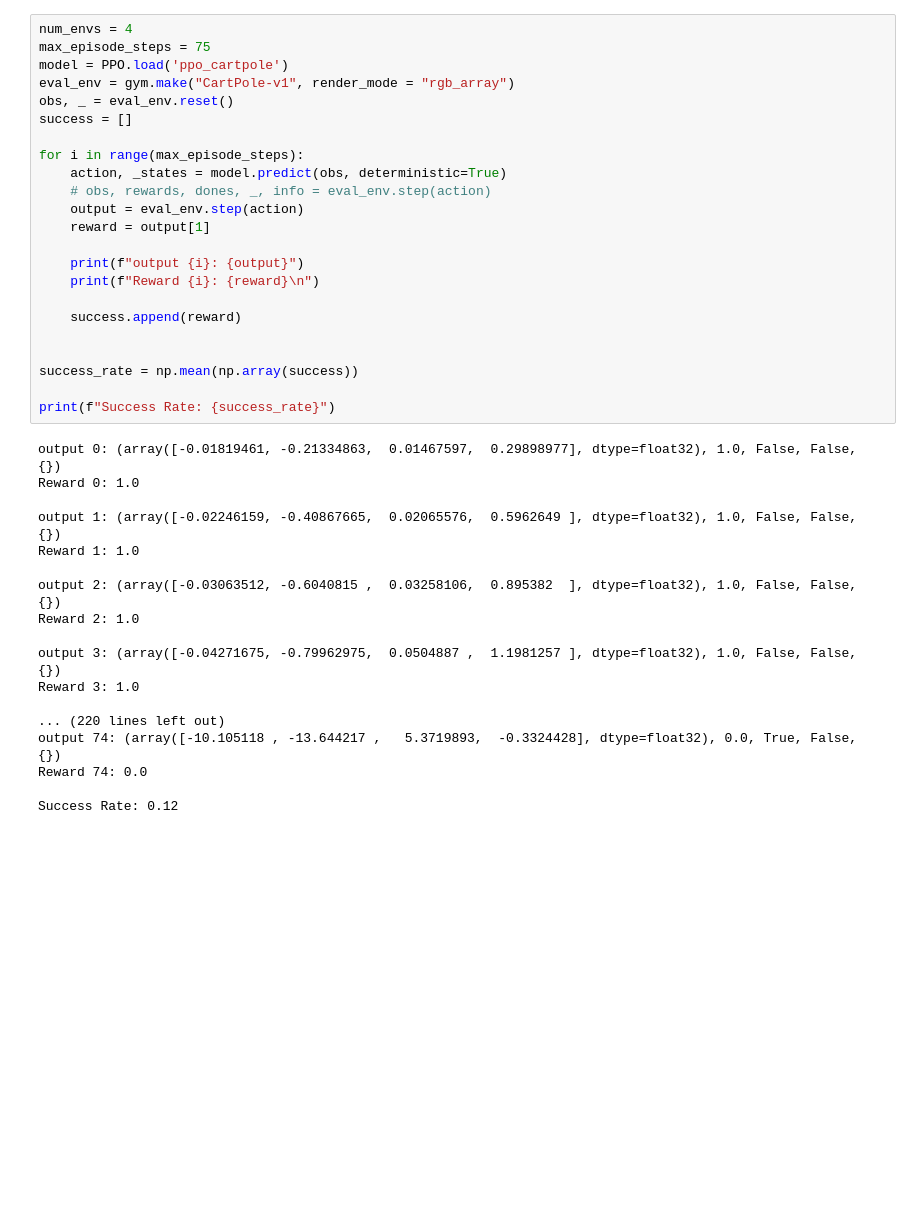
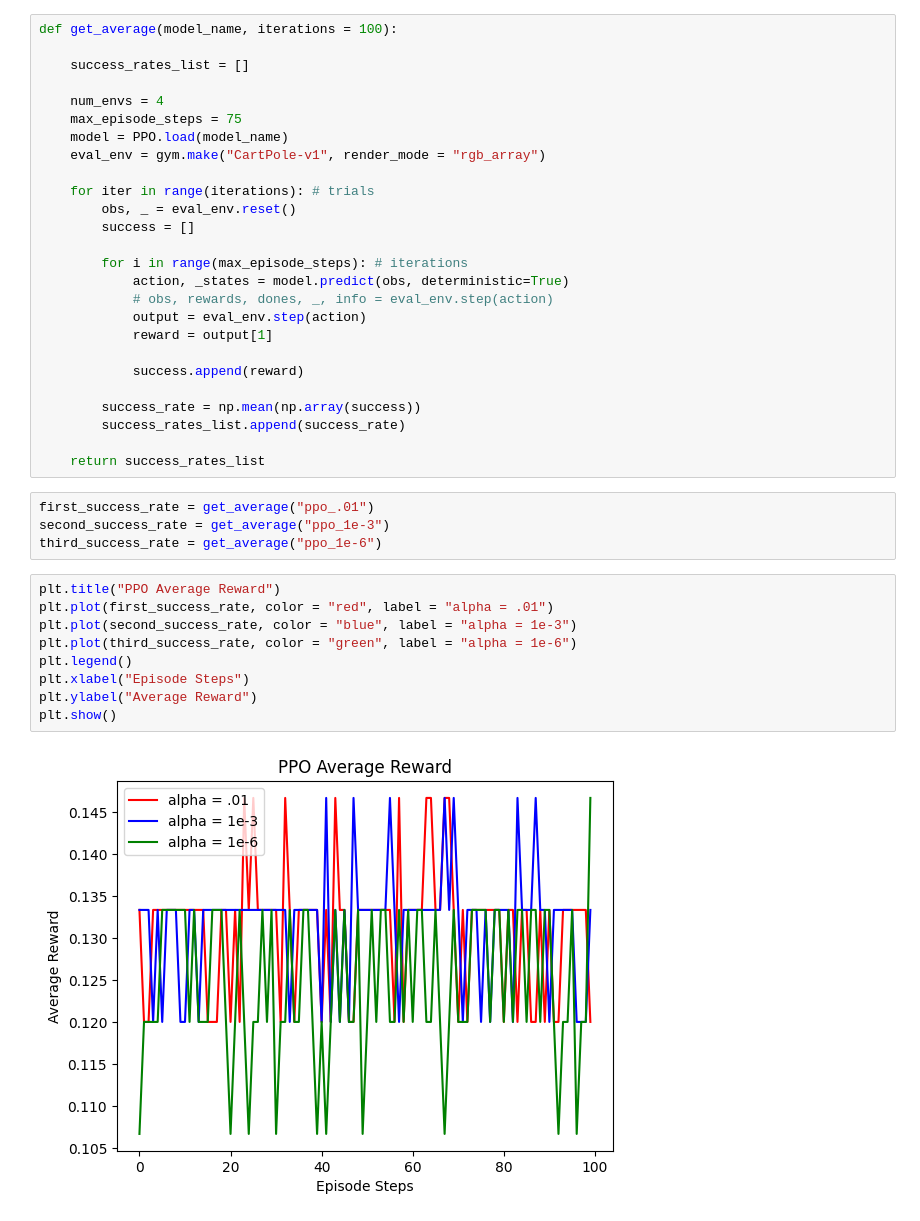
Before and after one commit to Tazering/CS-6501_RL_Project, a Jupyter notebook: cartpole_ppo.ipynb, the cells around one changed output. Cells and saved outputs as stored; diff of their text form; blank space fills up the shorter version.

```diff
--- a/cartpole_ppo.ipynb
+++ b/cartpole_ppo.ipynb
@@ -52,41 +93,41 @@ ppo_model.save("ppo_cartpole")
 # %%
-num_envs = 4
-max_episode_steps = 75
-model = PPO.load('ppo_cartpole')
-eval_env = gym.make("CartPole-v1", render_mode = "rgb_array")
-obs, _ = eval_env.reset()
-success = []
+def get_average(model_name, iterations = 100):
 
-for i in range(max_episode_steps):
-    action, _states = model.predict(obs, deterministic=True)
-    # obs, rewards, dones, _, info = eval_env.step(action)
-    output = eval_env.step(action)
-    reward = output[1]
+    success_rates_list = []
 
-    print(f"output {i}: {output}")
-    print(f"Reward {i}: {reward}\n")
+    num_envs = 4
+    max_episode_steps = 75
+    model = PPO.load(model_name)
+    eval_env = gym.make("CartPole-v1", render_mode = "rgb_array")
 
-    success.append(reward)
+    for iter in range(iterations): # trials
+        obs, _ = eval_env.reset()
+        success = []
 
+        for i in range(max_episode_steps): # iterations
+            action, _states = model.predict(obs, deterministic=True)
+            # obs, rewards, dones, _, info = eval_env.step(action)
+            output = eval_env.step(action)
+            reward = output[1]
 
-success_rate = np.mean(np.array(success))
+            success.append(reward)
 
-print(f"Success Rate: {success_rate}")
+        success_rate = np.mean(np.array(success))
+        success_rates_list.append(success_rate)
+
+    return success_rates_list
-# %% [output]
-output 0: (array([-0.01819461, -0.21334863,  0.01467597,  0.29898977], dtype=float32), 1.0, False, False, {})
-Reward 0: 1.0
-
-output 1: (array([-0.02246159, -0.40867665,  0.02065576,  0.5962649 ], dtype=float32), 1.0, False, False, {})
-Reward 1: 1.0
-
-output 2: (array([-0.03063512, -0.6040815 ,  0.03258106,  0.895382  ], dtype=float32), 1.0, False, False, {})
-Reward 2: 1.0
-
-output 3: (array([-0.04271675, -0.79962975,  0.0504887 ,  1.1981257 ], dtype=float32), 1.0, False, False, {})
-Reward 3: 1.0
-
-... (220 lines left out)
-output 74: (array([-10.105118 , -13.644217 ,   5.3719893,  -0.3324428], dtype=float32), 0.0, True, False, {})
-Reward 74: 0.0
-
-Success Rate: 0.12
+# %%
+first_success_rate = get_average("ppo_.01")
+second_success_rate = get_average("ppo_1e-3")
+third_success_rate = get_average("ppo_1e-6")
+# %%
+plt.title("PPO Average Reward")
+plt.plot(first_success_rate, color = "red", label = "alpha = .01")
+plt.plot(second_success_rate, color = "blue", label = "alpha = 1e-3")
+plt.plot(third_success_rate, color = "green", label = "alpha = 1e-6")
+plt.legend()
+plt.xlabel("Episode Steps")
+plt.ylabel("Average Reward")
+plt.show()
+# %% [output]
+[figure, added]
```
Also changed, not shown: parts of 5 cells of this notebook, 5 other files.
